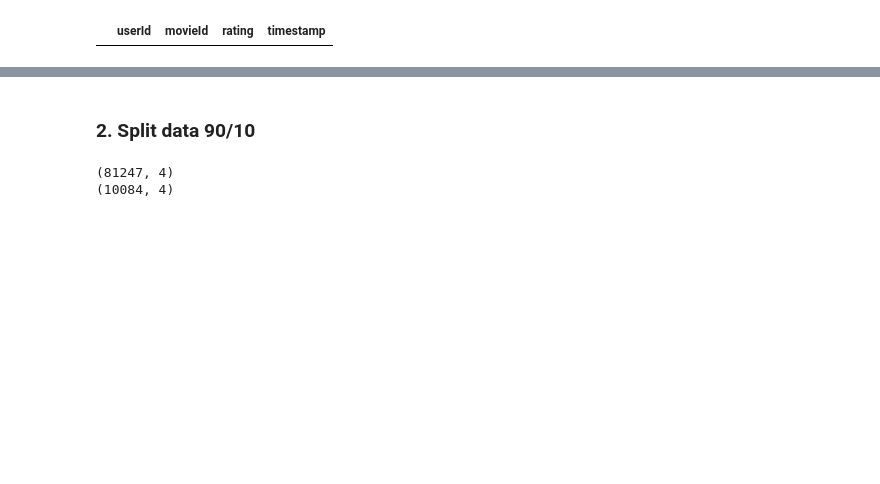
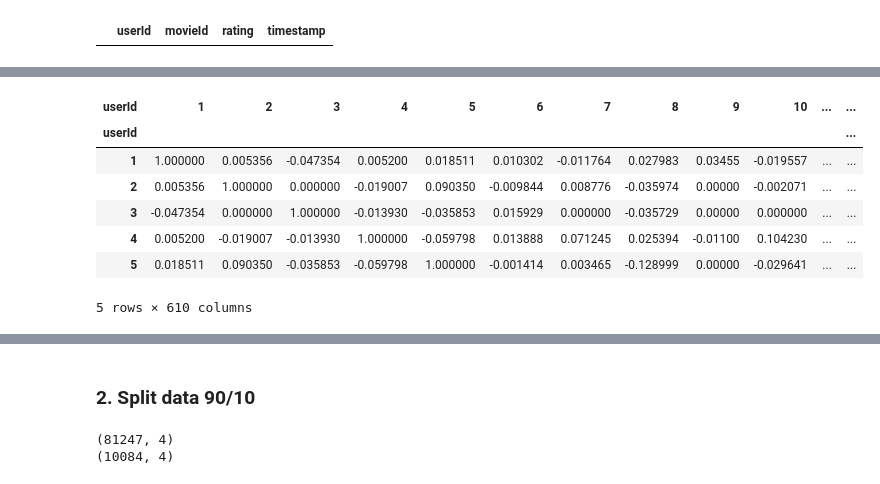
Before and after one commit to GeorgiaKp/MovieRecommender, a Jupyter notebook: MovieRecommender.ipynb, the cells around one changed output, grey strips where cells are left out. Saved outputs shown, nothing was run; the diff lists cells and outputs as text; code cells hidden in the pictures; blank space fills up the shorter version.

```diff
--- a/MovieRecommender.ipynb
+++ b/MovieRecommender.ipynb
@@ -129,0 +221,16 @@ df_ratings_min5.loc[df_ratings_min5['movieId']==40]
+# %%
+"""
+Given a pivot table P (dataframe) with users as rows and items as columns and ratings on items as P(i,j)
+Removes from every user column the user's average rating and then replaces NaN with 0s.
+Transposes P.
+Creates the sparse matrix from the transposed P and calculates the cosine similarith of this matrix
+"""
+def adjusted_cosine_similarity(P):
+
+    P_adj = P.apply(lambda x: (x-np.mean(x)), axis=1)
+    P_adj.fillna(0, inplace=True)
+    P_adj = P_adj.T
+    P_adj_sparse = sp.sparse.csr_matrix(P_adj.values)
+    return cosine_similarity(P_adj_sparse)
+
+#adjusted_cosine_similarity(piv)
@@ -129,0 +270,3 @@ df_ratings_min5.loc[df_ratings_min5['movieId']==40]
+# %%
+piv_adj = piv.apply(lambda x: (x-np.mean(x)), axis=1).T
+piv_adj.iloc[:5, 10:20]
@@ -129,0 +283,2 @@ df_ratings_min5.loc[df_ratings_min5['movieId']==40]
+# %%
+user_similarity_adjusted = adjusted_cosine_similarity(piv.T)
@@ -129,0 +297,12 @@ df_ratings_min5.loc[df_ratings_min5['movieId']==40]
+# %%
+user_sim_adj_df = pd.DataFrame(user_similarity_adjusted, index = piv_adj.columns, columns = piv_adj.columns)
+user_sim_adj_df.head()
+# %% [output]
+| userId | 1 | 2 | 3 | 4 | 5 | 6 | 7 | 8 | 9 | 10 | ... | ... |
+| userId |  |  |  |  |  |  |  |  |  |  |  | ... |
+| 1 | 1.000000 | 0.005356 | -0.047354 | 0.005200 | 0.018511 | 0.010302 | -0.011764 | 0.027983 | 0.03455 | -0.019557 | ... | ... |
+| 2 | 0.005356 | 1.000000 | 0.000000 | -0.019007 | 0.090350 | -0.009844 | 0.008776 | -0.035974 | 0.00000 | -0.002071 | ... | ... |
+| 3 | -0.047354 | 0.000000 | 1.000000 | -0.013930 | -0.035853 | 0.015929 | 0.000000 | -0.035729 | 0.00000 | 0.000000 | ... | ... |
+| 4 | 0.005200 | -0.019007 | -0.013930 | 1.000000 | -0.059798 | 0.013888 | 0.071245 | 0.025394 | -0.01100 | 0.104230 | ... | ... |
+| 5 | 0.018511 | 0.090350 | -0.035853 | -0.059798 | 1.000000 | -0.001414 | 0.003465 | -0.128999 | 0.00000 | -0.029641 | ... | ... |
+5 rows × 610 columns
```
Also changed, not shown: parts of 37 cells of this notebook.
